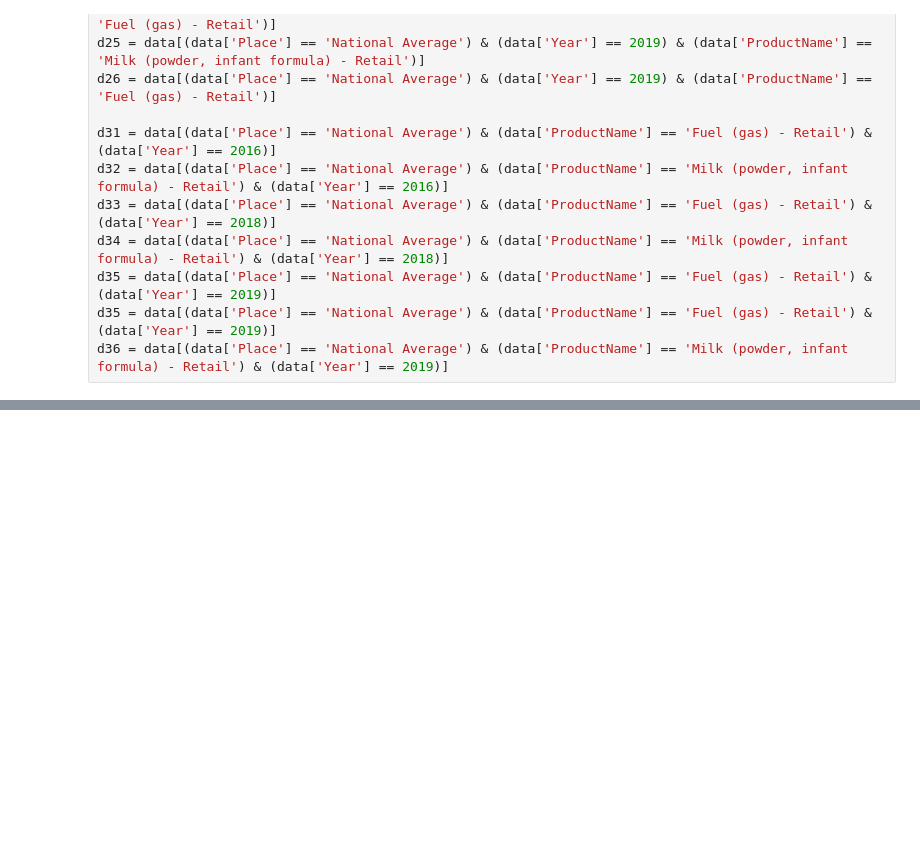
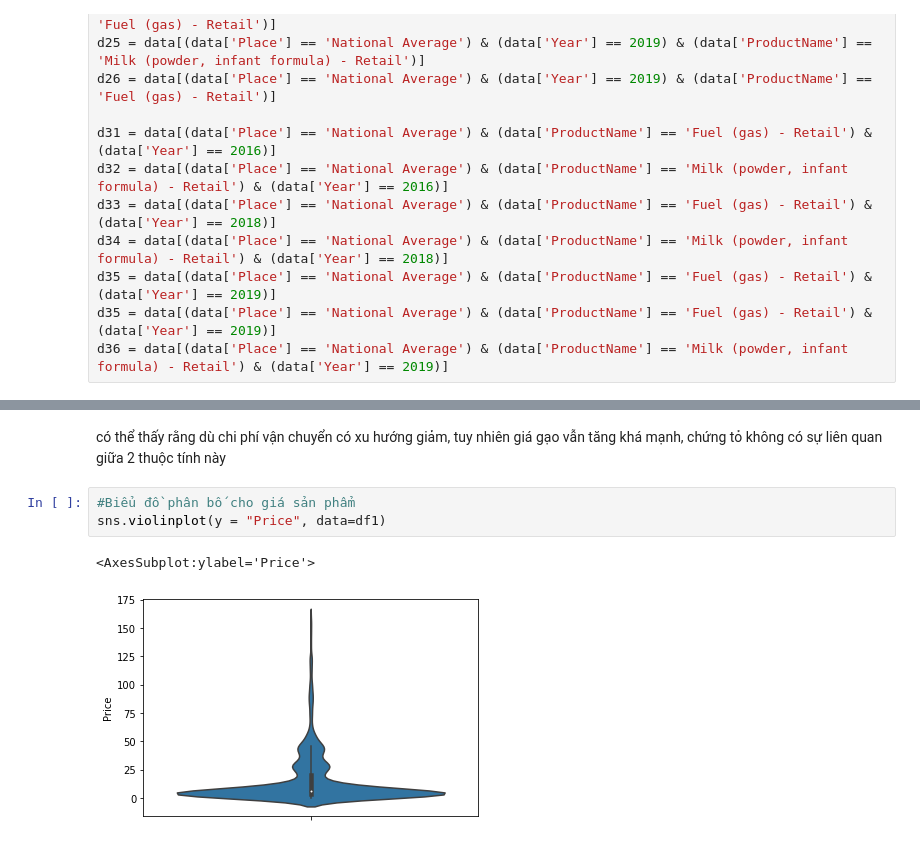
Before and after one commit to Trang27cl/testgit, a Jupyter notebook: FoodPrice_in_Turkey.ipynb, the cells around one changed output, grey strips where cells are left out. Saved outputs shown, nothing was run; the diff lists cells and outputs as text; blank space fills up the shorter version.

```diff
--- a/FoodPrice_in_Turkey.ipynb
+++ b/FoodPrice_in_Turkey.ipynb
@@ -464,0 +506,8 @@ plt.show()
+# %% [markdown]
+có thể thấy rằng dù chi phí vận chuyển có xu hướng giảm, tuy nhiên giá gạo vẫn tăng khá mạnh, chứng tỏ không có sự liên quan giữa 2 thuộc tính này
+# %%
+#Biểu đồ phân bố cho giá sản phẩm
+sns.violinplot(y = "Price", data=df1)
+# %% [output]
+<AxesSubplot:ylabel='Price'>
+[figure, added]
```
Also changed, not shown: parts of 18 cells of this notebook.
